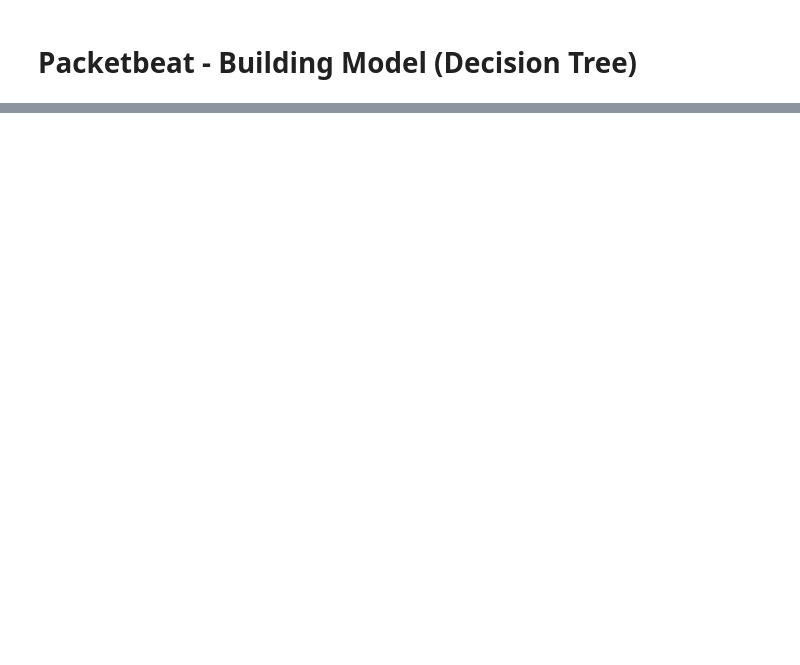
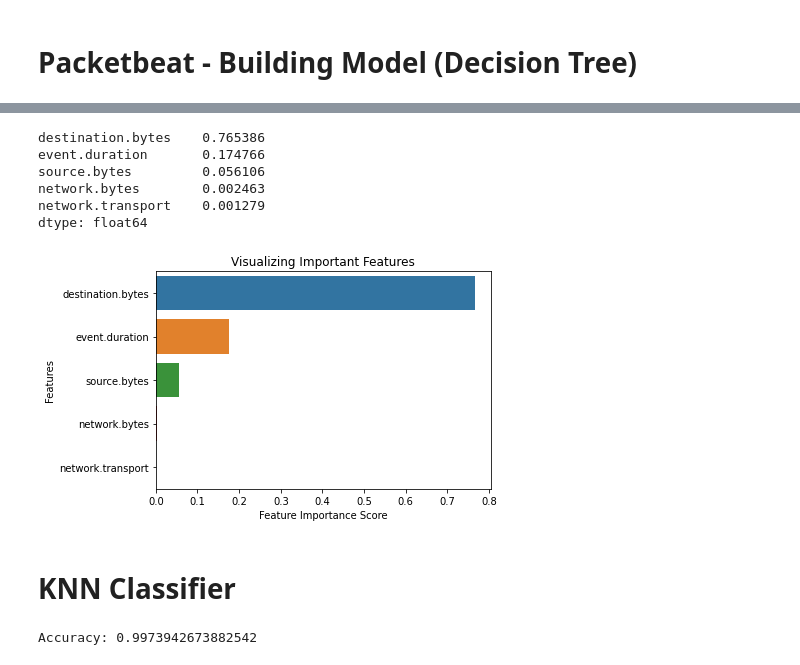
Before and after one commit to ashiqkareem/ict3204-coursework2, a Jupyter notebook: ict3204_coursework2_packetbeat.ipynb, the cells around one changed output, grey strips where cells are left out. Drawn from its saved outputs; the diff is of its cells as text; code cells hidden in the pictures; blank space fills up the shorter version.

```diff
--- a/ict3204_coursework2_packetbeat.ipynb
+++ b/ict3204_coursework2_packetbeat.ipynb
@@ -359,0 +590,26 @@ df.to_csv('/content/packetbeatDataset.csv')
+# %%
+# Looking at feature importance
+feature_imp = pd.Series(dtClf.feature_importances_,index=feature_columns).sort_values(ascending=False)
+feature_imp
+# %% [output]
+destination.bytes    0.765386
+event.duration       0.174766
+source.bytes         0.056106
+network.bytes        0.002463
+network.transport    0.001279
+dtype: float64
+# %%
+import matplotlib.pyplot as plt
+import seaborn as sns
+%matplotlib inline
+# Creating a bar plot
+sns.barplot(x=feature_imp, y=feature_imp.index)
+# Add labels to your graph
+plt.xlabel('Feature Importance Score')
+plt.ylabel('Features')
+plt.title("Visualizing Important Features")
+plt.show()
+# %% [output]
+[figure, added]
+# %% [markdown]
+# KNN Classifier
@@ -359,0 +642,5 @@ df.to_csv('/content/packetbeatDataset.csv')
+# %%
+# Model Accuracy
+print("Accuracy:",metrics.accuracy_score(y_test, y_pred))
+# %% [output]
+Accuracy: 0.9973942673882542
```
Also changed, not shown: parts of 73 cells of this notebook.
